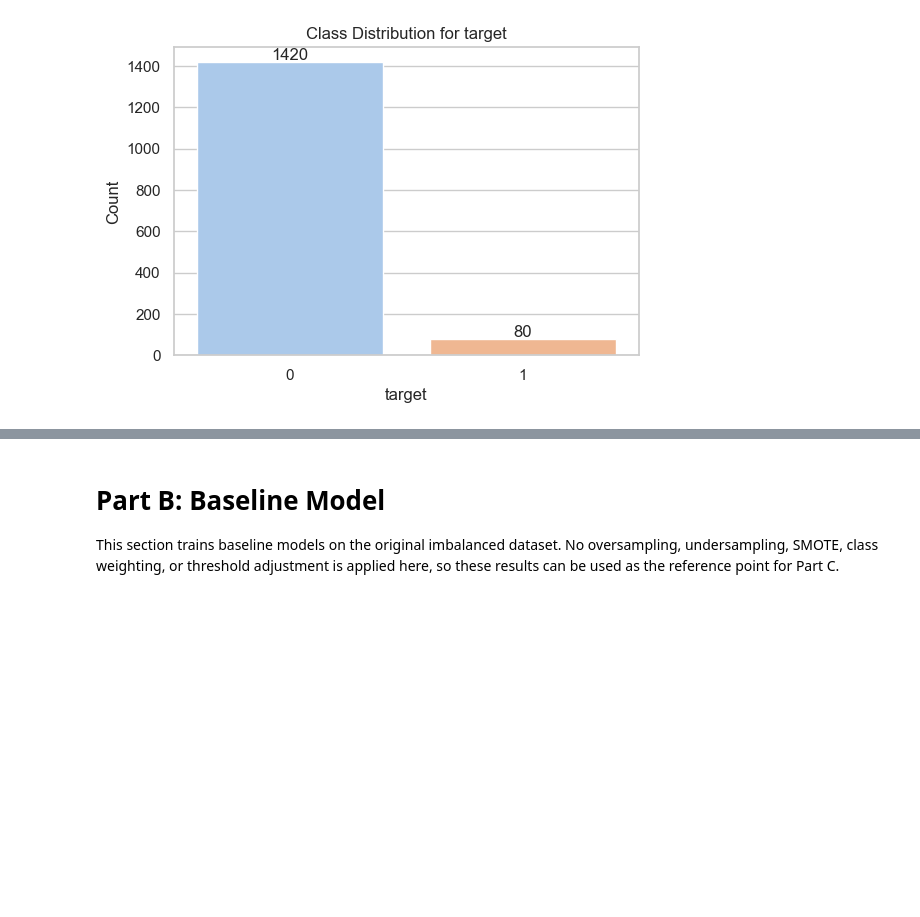
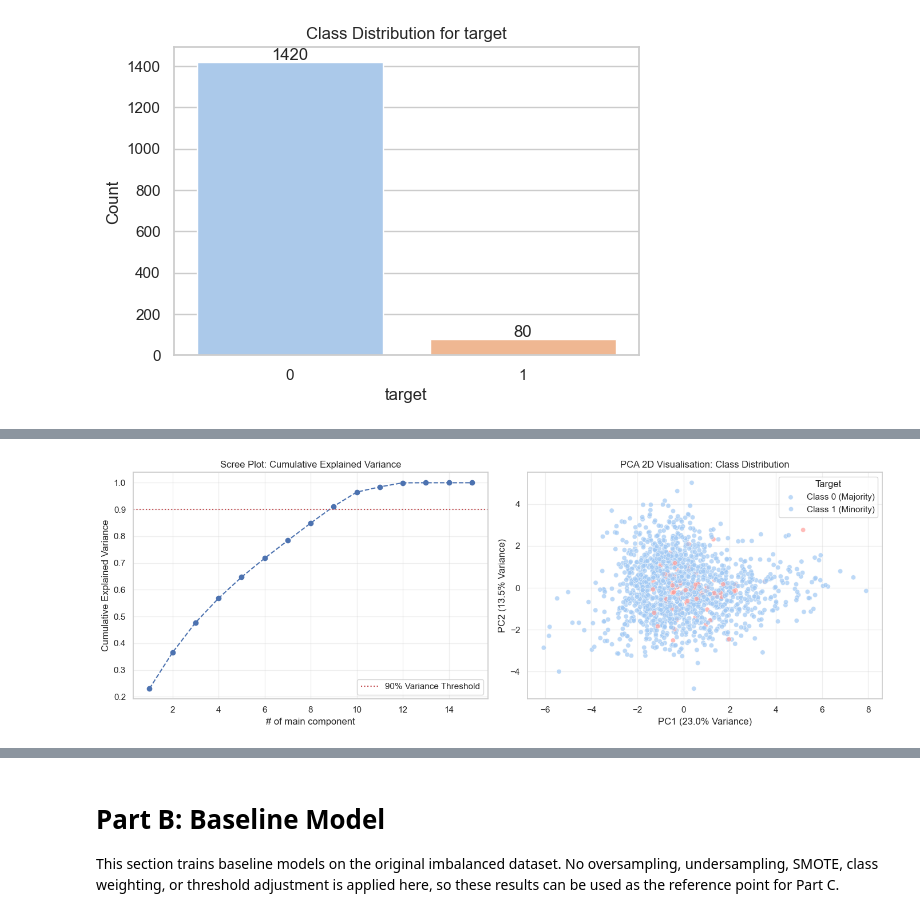
Before and after one commit to muzaffarizamuddin/machine_learning_assg_2, a Jupyter notebook: main.ipynb, the cells around one changed output, grey strips where cells are left out. Saved outputs shown, nothing was run; the diff lists cells and outputs as text; code cells hidden in the pictures; blank space fills up the shorter version.

```diff
--- a/main.ipynb
+++ b/main.ipynb
@@ -98,0 +106,48 @@ Passing `palette` without assigning `hue` is deprecated and will be removed in v
+# %%
+RANDOM_STATE = 42
+X = df.drop(columns='target')
+y = df['target']
+
+scaler_pca = StandardScaler()
+X_scaled = scaler_pca.fit_transform(X)
+pca_full = PCA(random_state=RANDOM_STATE)
+pca_full.fit(X_scaled)
+cumulative_variance = np.cumsum(pca_full.explained_variance_ratio_)
+# %%
+# Transform data to 2 main component (PC1 & PC2) to visualize 2D
+pca_2d = PCA(n_components=2, random_state=RANDOM_STATE)
+X_pca_2d = pca_2d.fit_transform(X_scaled)
+
+df_pca = pd.DataFrame(data=X_pca_2d, columns=['PC1', 'PC2'])
+df_pca['target'] = y.values
+
+fig, axes = plt.subplots(1, 2, figsize=(14, 5))
+
+# Plot A: Scree Plot (Explained Variance)
+axes[0].plot(range(1, len(cumulative_variance) + 1), cumulative_variance, marker='o', linestyle='--', color='b')
+axes[0].axhline(y=0.90, color='r', linestyle=':', label='90% Variance Threshold')
+axes[0].set_title('Scree Plot: Cumulative Explained Variance')
+axes[0].set_xlabel('# of main component')
+axes[0].set_ylabel('Cumulative Explained Variance')
+axes[0].legend(loc='lower right')
+axes[0].grid(alpha=0.3)
+
+# Plot B: 2D PCA Scatter Plot (Class Separation)
+sns.scatterplot(
+    x='PC1', y='PC2',
+    hue='target',
+    data=df_pca,
+    palette={0: '#a1c9f4', 1: '#ff9f9b'}, # Warna pastel yang kontras
+    alpha=0.7,
+    ax=axes[1]
+)
+axes[1].set_title('PCA 2D Visualisation: Class Distribution')
+axes[1].set_xlabel(f'PC1 ({pca_2d.explained_variance_ratio_[0]*100:.1f}% Variance)')
+axes[1].set_ylabel(f'PC2 ({pca_2d.explained_variance_ratio_[1]*100:.1f}% Variance)')
+axes[1].legend(title='Target', labels=['Class 0 (Majority)', 'Class 1 (Minority)'])
+axes[1].grid(alpha=0.3)
+
+plt.tight_layout()
+plt.show()
+# %% [output]
+[figure, added]
```
Also changed, not shown: parts of 19 cells of this notebook.
